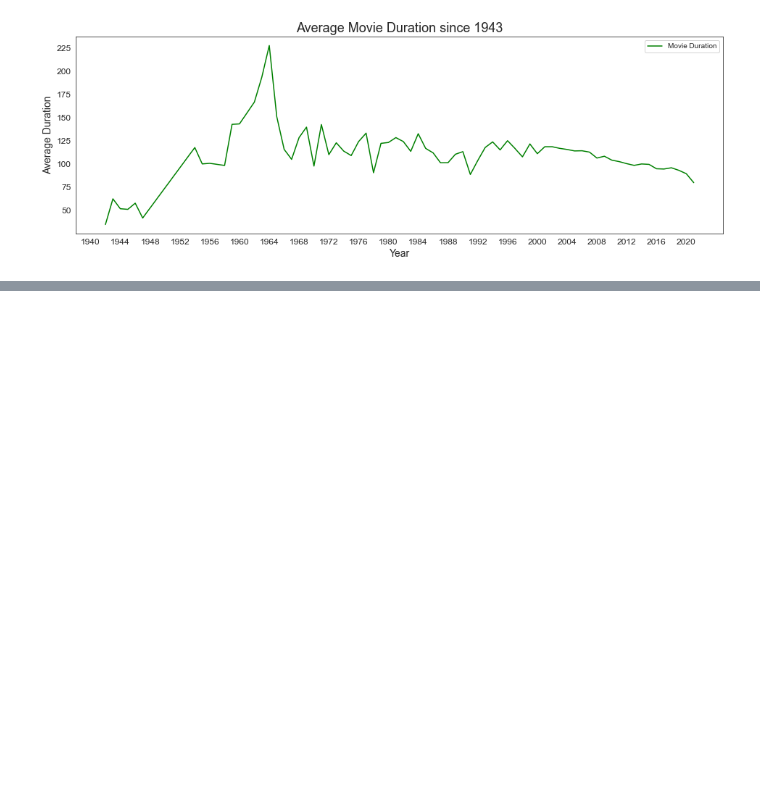
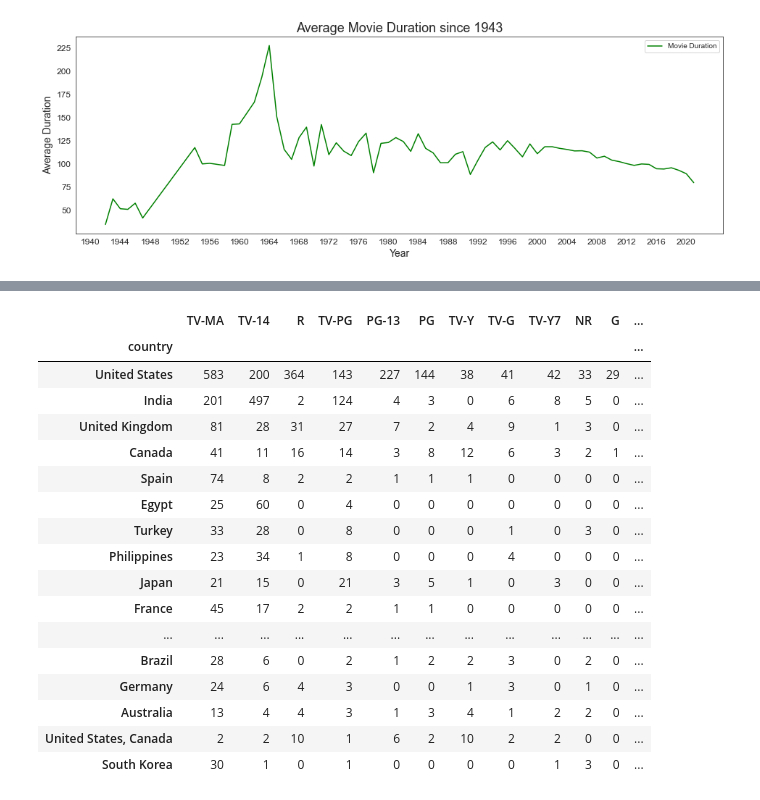
Before and after one commit to avgcam/netflix-eda, a Jupyter notebook: netflix_eda.ipynb, the cells around one changed output, grey strips where cells are left out. Cells and saved outputs as stored; diff of their text form; code cells hidden in the pictures; blank space fills up the shorter version.

```diff
--- a/netflix_eda.ipynb
+++ b/netflix_eda.ipynb
@@ -236,0 +257,16 @@ plt.show
+# %%
+rat = movies['rating'].value_counts()[movies['rating'].value_counts(normalize=True)>.005]
+rat_df = movies[['country', 'rating']]
+rat_df.dropna()
+rat_df.loc[:,'TV-MA'] = np.where(rat_df['rating']=='TV-MA', 1, 0)
+rat_df.loc[:,'TV-14'] = np.where(rat_df['rating']=='TV-14', 1, 0)
+rat_df.loc[:,'R'] = np.where(rat_df['rating']=='R', 1, 0)
+rat_df.loc[:,'TV-PG'] = np.where(rat_df['rating']=='TV-PG', 1, 0)
+rat_df.loc[:,'PG-13'] = np.where(rat_df['rating']=='PG-13', 1, 0)
+rat_df.loc[:,'PG'] = np.where(rat_df['rating']=='PG', 1, 0)
+rat_df.loc[:,'TV-Y'] = np.where(rat_df['rating']=='TV-Y', 1, 0)
+rat_df.loc[:,'TV-G'] = np.where(rat_df['rating']=='TV-G', 1, 0)
+rat_df.loc[:,'TV-Y7'] = np.where(rat_df['rating']=='TV-Y7', 1, 0)
+rat_df.loc[:,'NR'] = np.where(rat_df['rating']=='NR', 1, 0)
+rat_df.loc[:,'G'] = np.where(rat_df['rating']=='G', 1, 0)
+rat_df.loc[:,'Total'] = rat_df.sum(numeric_only=True, axis=1)
@@ -236,0 +286,22 @@ plt.show
+# %%
+rat_country = rat_country.sort_values(by=['Total'], ascending = False)
+rat_country[:20]
+# %% [output]
+|  | TV-MA | TV-14 | R | TV-PG | PG-13 | PG | TV-Y | TV-G | TV-Y7 | NR | G | ... |
+| country |  |  |  |  |  |  |  |  |  |  |  | ... |
+| United States | 583 | 200 | 364 | 143 | 227 | 144 | 38 | 41 | 42 | 33 | 29 | ... |
+| India | 201 | 497 | 2 | 124 | 4 | 3 | 0 | 6 | 8 | 5 | 0 | ... |
+| United Kingdom | 81 | 28 | 31 | 27 | 7 | 2 | 4 | 9 | 1 | 3 | 0 | ... |
+| Canada | 41 | 11 | 16 | 14 | 3 | 8 | 12 | 6 | 3 | 2 | 1 | ... |
+| Spain | 74 | 8 | 2 | 2 | 1 | 1 | 1 | 0 | 0 | 0 | 0 | ... |
+| Egypt | 25 | 60 | 0 | 4 | 0 | 0 | 0 | 0 | 0 | 0 | 0 | ... |
+| Turkey | 33 | 28 | 0 | 8 | 0 | 0 | 0 | 1 | 0 | 3 | 0 | ... |
+| Philippines | 23 | 34 | 1 | 8 | 0 | 0 | 0 | 4 | 0 | 0 | 0 | ... |
+| Japan | 21 | 15 | 0 | 21 | 3 | 5 | 1 | 0 | 3 | 0 | 0 | ... |
+| France | 45 | 17 | 2 | 2 | 1 | 1 | 0 | 0 | 0 | 0 | 0 | ... |
+| ... | ... | ... | ... | ... | ... | ... | ... | ... | ... | ... | ... | ... |
+| Brazil | 28 | 6 | 0 | 2 | 1 | 2 | 2 | 3 | 0 | 2 | 0 | ... |
+| Germany | 24 | 6 | 4 | 3 | 0 | 0 | 1 | 3 | 0 | 1 | 0 | ... |
+| Australia | 13 | 4 | 4 | 3 | 1 | 3 | 4 | 1 | 2 | 2 | 0 | ... |
+| United States, Canada | 2 | 2 | 10 | 1 | 6 | 2 | 10 | 2 | 2 | 0 | 0 | ... |
+| South Korea | 30 | 1 | 0 | 1 | 0 | 0 | 0 | 0 | 1 | 3 | 0 | ... |
```
Also changed, not shown: parts of 5 cells of this notebook.
